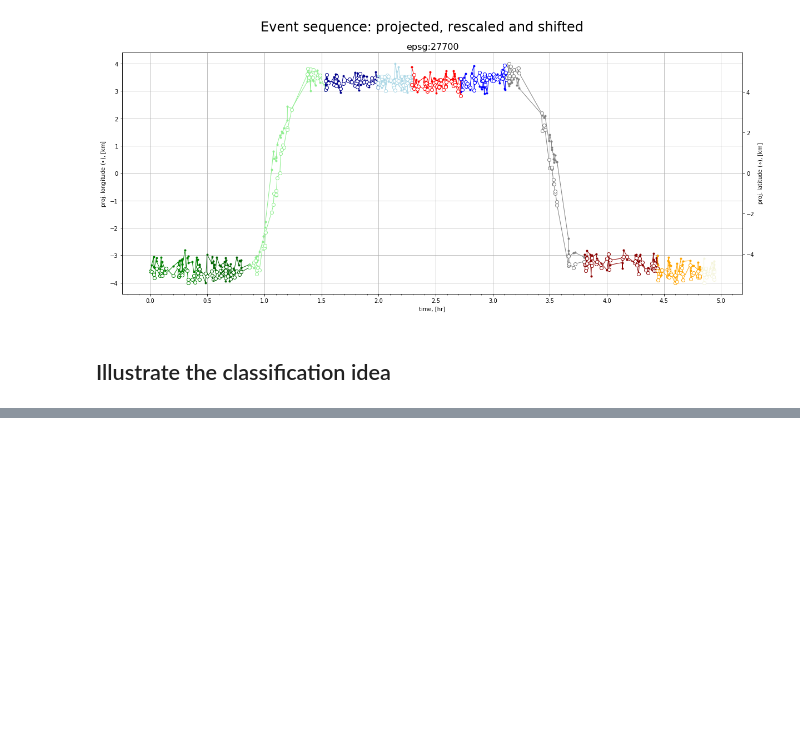
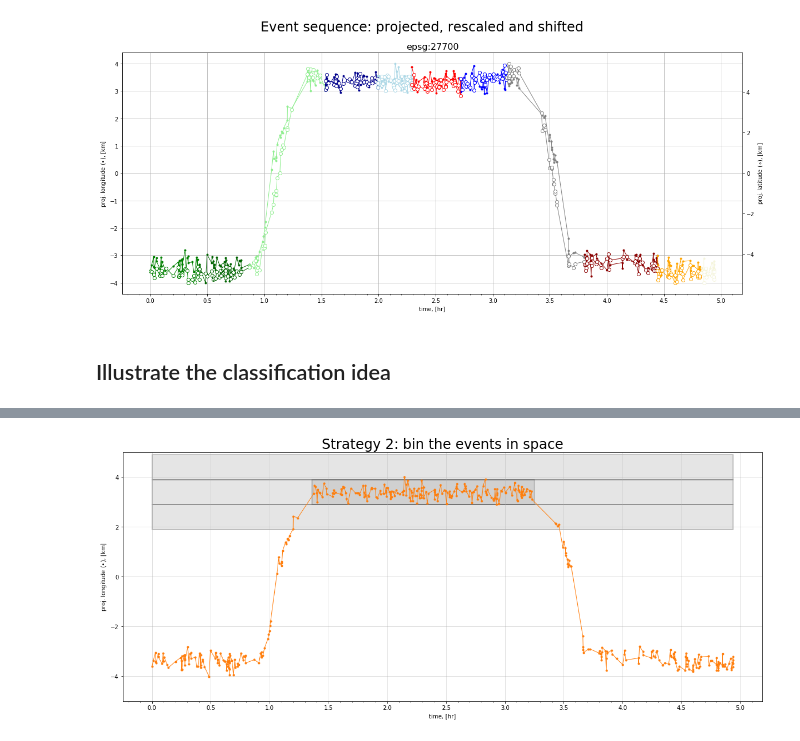
Before and after one commit to m-salewski/stay_classification, a Jupyter notebook: notebooks/real_data_playground/stay_classification_illustrate_with_gps_and_box.ipynb, the cells around one changed output, grey strips where cells are left out. Saved outputs shown, nothing was run; the diff lists cells and outputs as text; code cells hidden in the pictures; blank space fills up the shorter version.

```diff
--- a/notebooks/real_data_playground/stay_classification_illustrate_with_gps_and_box.ipynb
+++ b/notebooks/real_data_playground/stay_classification_illustrate_with_gps_and_box.ipynb
@@ -177,2 +170,15 @@ from matplotlib.patches import Rectangle
 # %% [markdown]
 ## Illustrate the classification idea
+# %%
+def axes_settings(ax):
+    ax.xaxis.set_major_locator(ticker.MultipleLocator(0.5))
+    ax.xaxis.set_minor_locator(ticker.MultipleLocator(0.1))
+
+    axt.set_ylabel(r"proj. latitude ($\circ$), [km]")
+    ax.set_ylabel(r"proj. longitude ($\bullet$), [km]")
+    ax.set_xlabel("time, [hr]")
+    #ax.set_title("epsg:27700", fontsize=16)
+    ax.grid(visible=True, alpha=0.5)
+    ax.set_ylim(-5,5)
+
+    return None
@@ -178,0 +250,15 @@ from matplotlib.patches import Rectangle
+# %%
+fig, ax = plt.subplots(1,1, figsize=[20,8])
+
+ax.plot(stamps, nplons, '.-', color='C1', lw=1, label='raw')
+
+# Boxes
+box_dict = dict(facecolor='gray', alpha=0.2, edgecolor='k',linewidth=2)
+draw_bin(1.36,  3.40, 1.89, 0.5, box_dict, ax)
+draw_bins(stamps[0], 2.4, stamps[-1]-stamps[0], 0.5, 3, box_dict, ax)
+
+axes_settings(ax)
+ax.set_title('Strategy 2: bin the events in space', fontsize=24)
+fig.savefig('binning_the_events.png', layout='tight');
+# %% [output]
+[figure, added]
```
Also changed, not shown: parts of 14 cells of this notebook, 23 other files.
